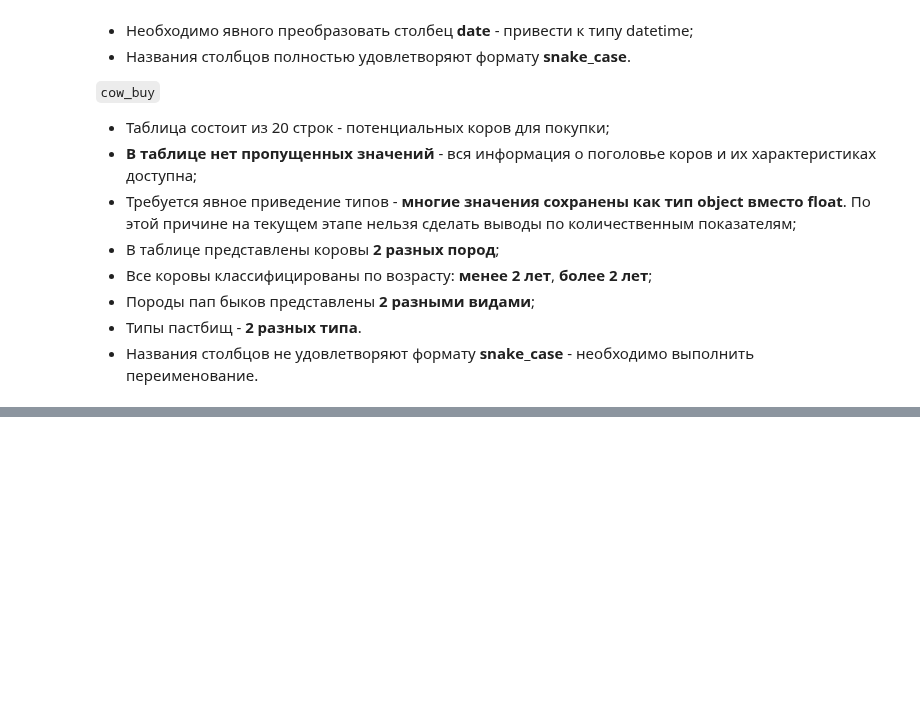
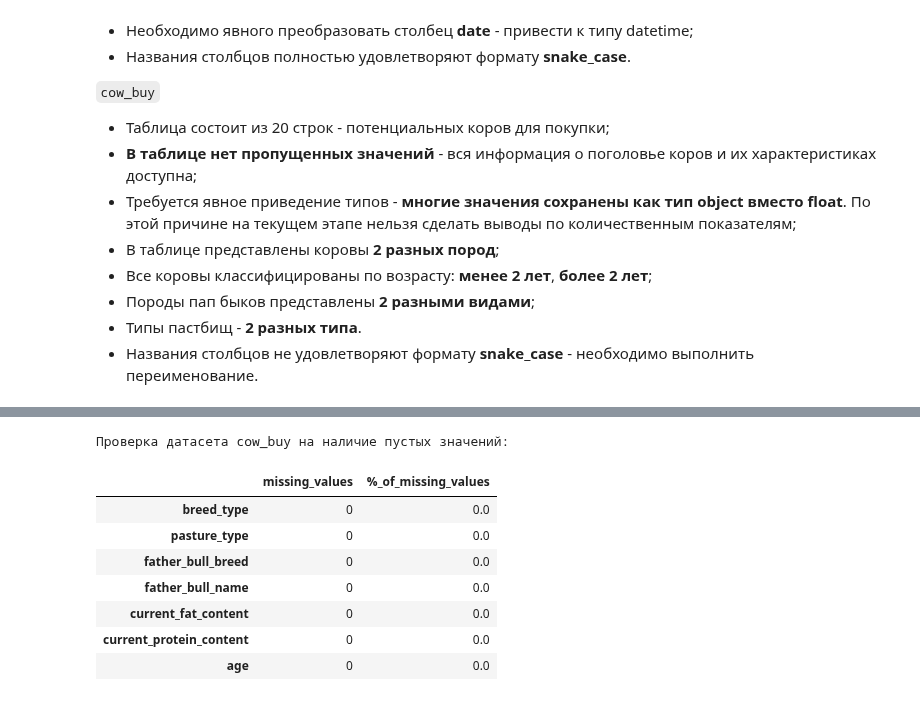
Before and after one commit to MrKostas/YandexPractikum_projects, a Jupyter notebook: notebooks/SixthPetProject_LinearModels.ipynb, the cells around one changed output, grey strips where cells are left out. Cells and saved outputs as stored; diff of their text form; code cells hidden in the pictures; blank space fills up the shorter version.

```diff
--- a/notebooks/SixthPetProject_LinearModels.ipynb
+++ b/notebooks/SixthPetProject_LinearModels.ipynb
@@ -246,0 +374,13 @@ display(cow_buy.describe(include = 'all'))
+# %%
+# проверка на пустые значения датасета 'ferma_dad'
+check_missing_values(cow_buy, 'cow_buy')
+# %% [output]
+Проверка датасета cow_buy на наличие пустых значений:
+|  | missing_values | %_of_missing_values |
+| breed_type | 0 | 0.0 |
+| pasture_type | 0 | 0.0 |
+| father_bull_breed | 0 | 0.0 |
+| father_bull_name | 0 | 0.0 |
+| current_fat_content | 0 | 0.0 |
+| current_protein_content | 0 | 0.0 |
+| age | 0 | 0.0 |
```
Also changed, not shown: parts of 26 cells of this notebook, 1 other file.
